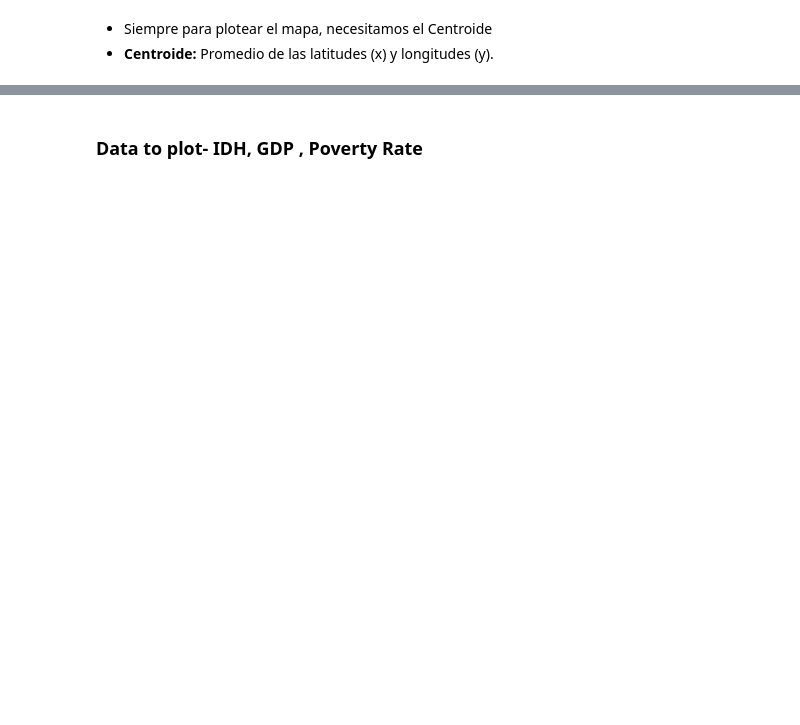
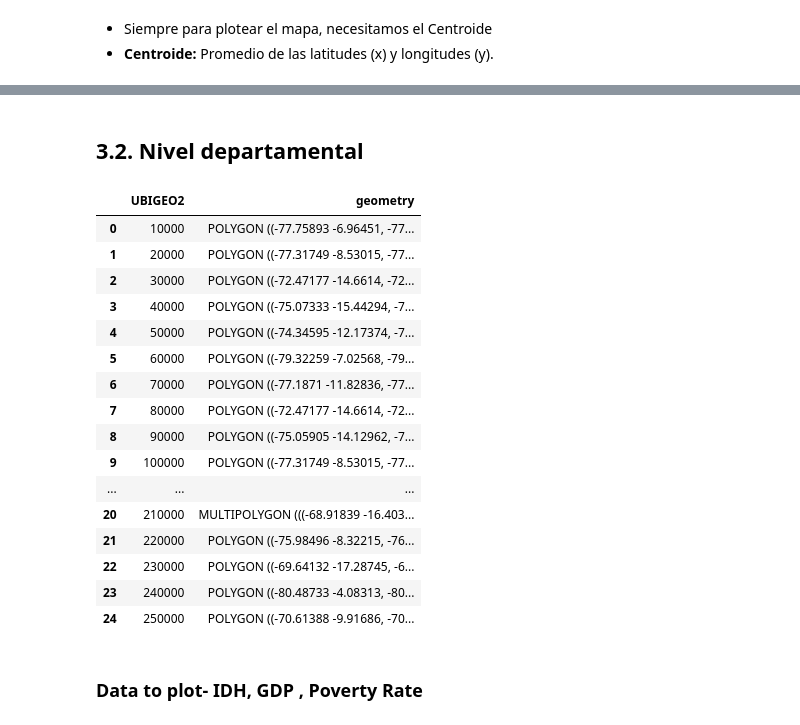
Before and after one commit to ulisesrodas/Python-for-DataScience, a Jupyter notebook: 9. Folium.ipynb, the cells around one changed output, grey strips where cells are left out. Cells and saved outputs as stored; diff of their text form; code cells hidden in the pictures; blank space fills up the shorter version.

```diff
--- a/9. Folium.ipynb
+++ b/9. Folium.ipynb
@@ -309,3 +283,34 @@ dpto1
+# %% [markdown]
+## <a id ='3.2.'>3.2. Nivel departamental</a>
+# %%
+# Hago lo mismo pero con departamentos
+# Me quedo con las columnas FIRST_IDDP y geometry, que son las que necesitamos para hacer el merge con el DataFrame MINING_YAULI.
+# Renombro a la columna FIRST_IDDP como UBIGEO2 y le agrego "0000" al final
+
+dpto = gpd.read_file(r'data/geojson_files/peru_departamental_simple.geojson')
+dpto1 = dpto[['FIRST_IDDP', 'geometry']]
+dpto1 = dpto1.rename({'FIRST_IDDP':'UBIGEO2'}, axis =1 )
+dpto1['UBIGEO2'] = dpto1['UBIGEO2'] + "0000"
+dpto1['UBIGEO2'] = dpto1['UBIGEO2'].astype(str).astype(np.int64)
+dpto1
+# %% [output]
+|  | UBIGEO2 | geometry |
+| 0 | 10000 | POLYGON ((-77.75893 -6.96451, -77... |
+| 1 | 20000 | POLYGON ((-77.31749 -8.53015, -77... |
+| 2 | 30000 | POLYGON ((-72.47177 -14.6614, -72... |
+| 3 | 40000 | POLYGON ((-75.07333 -15.44294, -7... |
+| 4 | 50000 | POLYGON ((-74.34595 -12.17374, -7... |
+| 5 | 60000 | POLYGON ((-79.32259 -7.02568, -79... |
+| 6 | 70000 | POLYGON ((-77.1871 -11.82836, -77... |
+| 7 | 80000 | POLYGON ((-72.47177 -14.6614, -72... |
+| 8 | 90000 | POLYGON ((-75.05905 -14.12962, -7... |
+| 9 | 100000 | POLYGON ((-77.31749 -8.53015, -77... |
+| ... | ... | ... |
+| 20 | 210000 | MULTIPOLYGON (((-68.91839 -16.403... |
+| 21 | 220000 | POLYGON ((-75.98496 -8.32215, -76... |
+| 22 | 230000 | POLYGON ((-69.64132 -17.28745, -6... |
+| 23 | 240000 | POLYGON ((-80.48733 -4.08313, -80... |
+| 24 | 250000 | POLYGON ((-70.61388 -9.91686, -70... |
 # %% [markdown]
 ### Data to plot- IDH, GDP , Poverty Rate
 # %%
```
Also changed, not shown: parts of 63 cells of this notebook, 9 other files.
